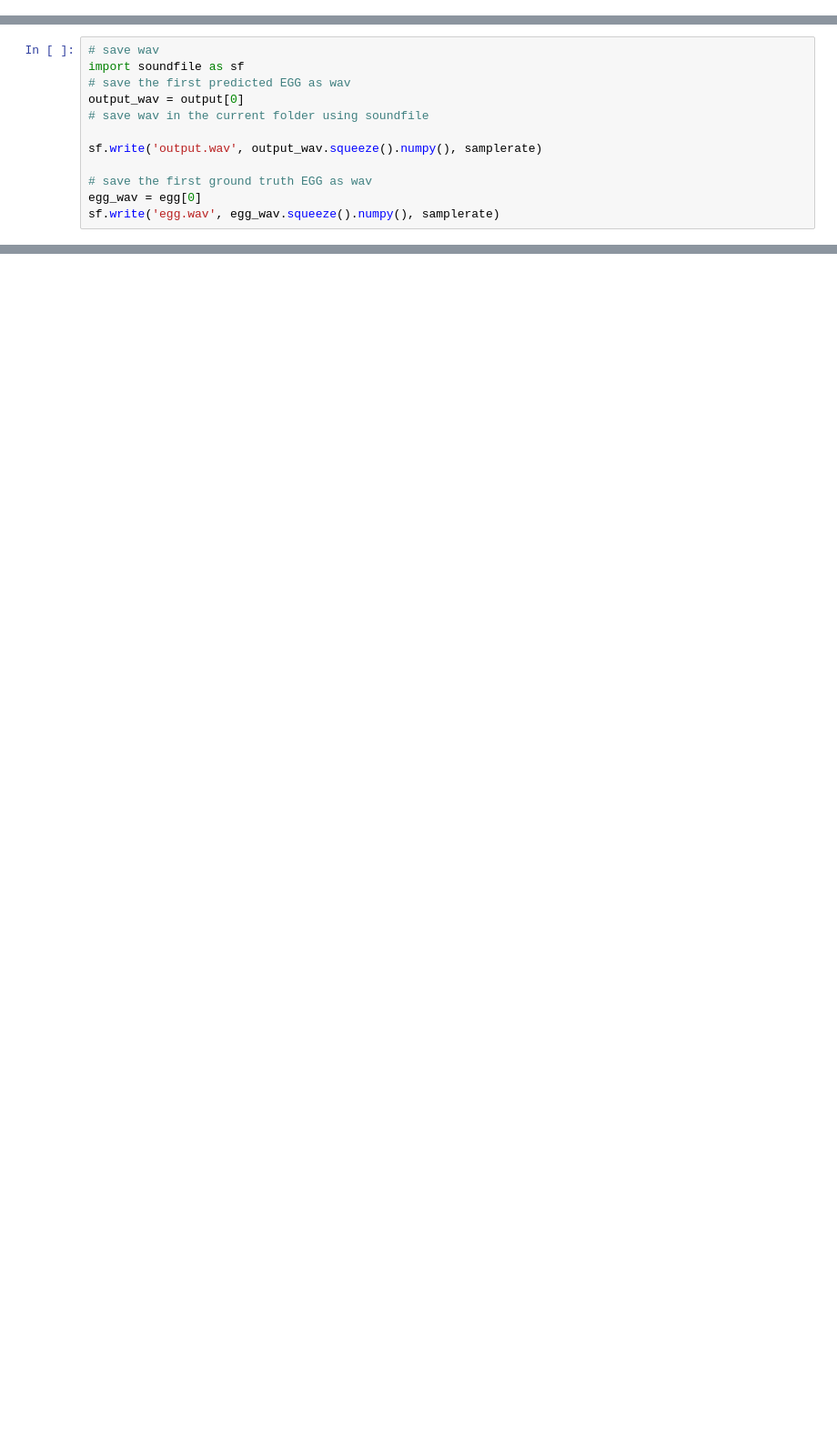
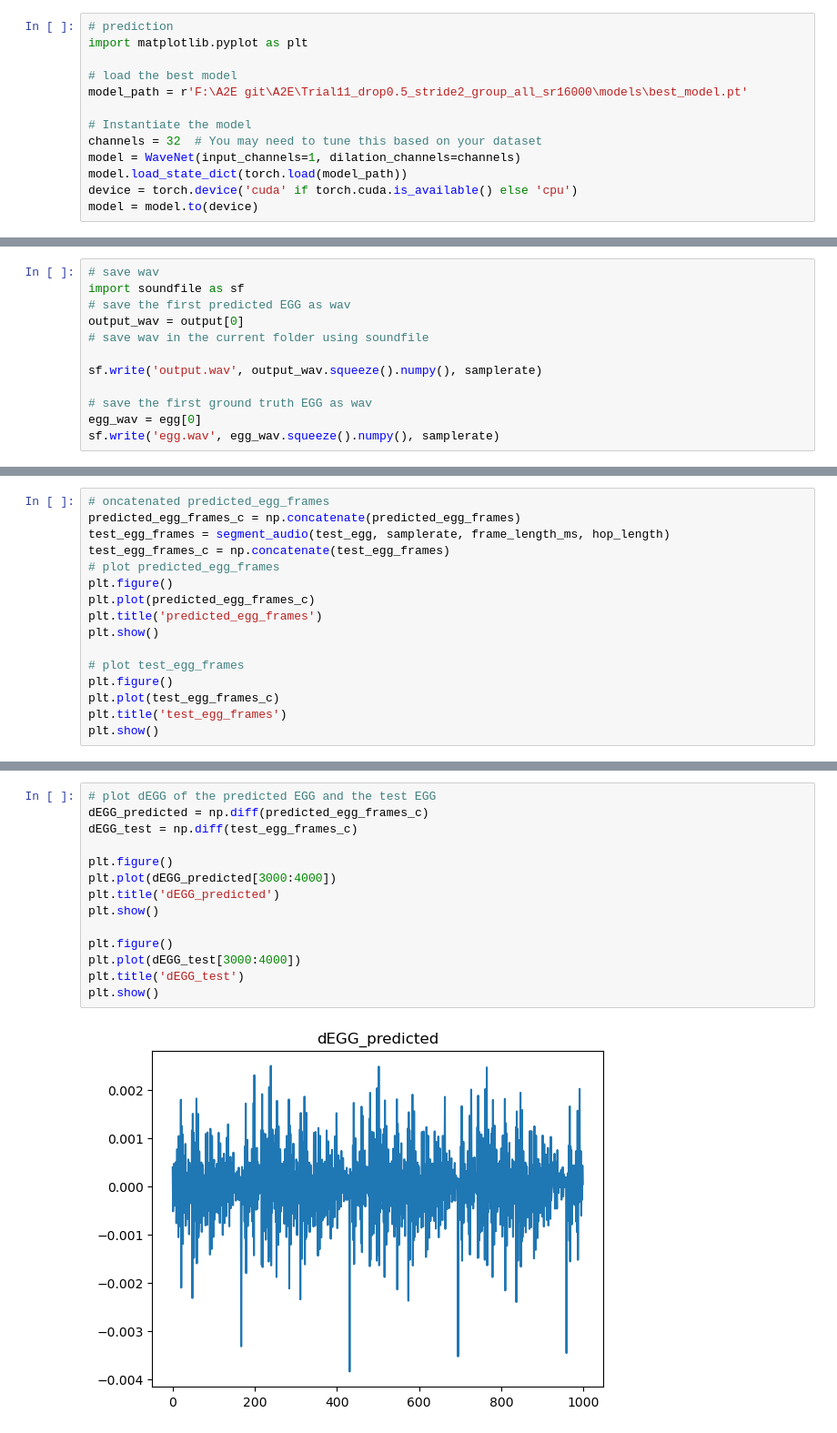
Before and after one commit to ChuanCh/A2E, a Jupyter notebook: WaveNet_train.ipynb, the cells around one changed output, grey strips where cells are left out. Shown at 91% size. Drawn from its saved outputs; the diff is of its cells as text; blank space fills up the shorter version.

```diff
--- a/WaveNet_train.ipynb
+++ b/WaveNet_train.ipynb
@@ -437 +451,14 @@ KeyboardInterrupt:
+# %%
+# prediction
+import matplotlib.pyplot as plt
+
+# load the best model
+model_path = r'F:\A2E git\A2E\Trial11_drop0.5_stride2_group_all_sr16000\models\best_model.pt'
+
+# Instantiate the model
+channels = 32  # You may need to tune this based on your dataset
+model = WaveNet(input_channels=1, dilation_channels=channels)
+model.load_state_dict(torch.load(model_path))
+device = torch.device('cuda' if torch.cuda.is_available() else 'cpu')
+model = model.to(device)
 # %%
@@ -520,0 +658,16 @@ predicted_egg = overlap_and_add(predicted_egg_frames, hop_length)
+# %%
+# oncatenated predicted_egg_frames
+predicted_egg_frames_c = np.concatenate(predicted_egg_frames)
+test_egg_frames = segment_audio(test_egg, samplerate, frame_length_ms, hop_length)
+test_egg_frames_c = np.concatenate(test_egg_frames)
+# plot predicted_egg_frames
+plt.figure()
+plt.plot(predicted_egg_frames_c)
+plt.title('predicted_egg_frames')
+plt.show()
+
+# plot test_egg_frames
+plt.figure()
+plt.plot(test_egg_frames_c)
+plt.title('test_egg_frames')
+plt.show()
@@ -525,0 +691,16 @@ sf.write('test_egg.wav', egg, samplerate)
+# %%
+# plot dEGG of the predicted EGG and the test EGG
+dEGG_predicted = np.diff(predicted_egg_frames_c)
+dEGG_test = np.diff(test_egg_frames_c)
+
+plt.figure()
+plt.plot(dEGG_predicted[3000:4000])
+plt.title('dEGG_predicted')
+plt.show()
+
+plt.figure()
+plt.plot(dEGG_test[3000:4000])
+plt.title('dEGG_test')
+plt.show()
+# %% [output]
+[figure, added]
```
Also changed, not shown: parts of 19 cells of this notebook.
